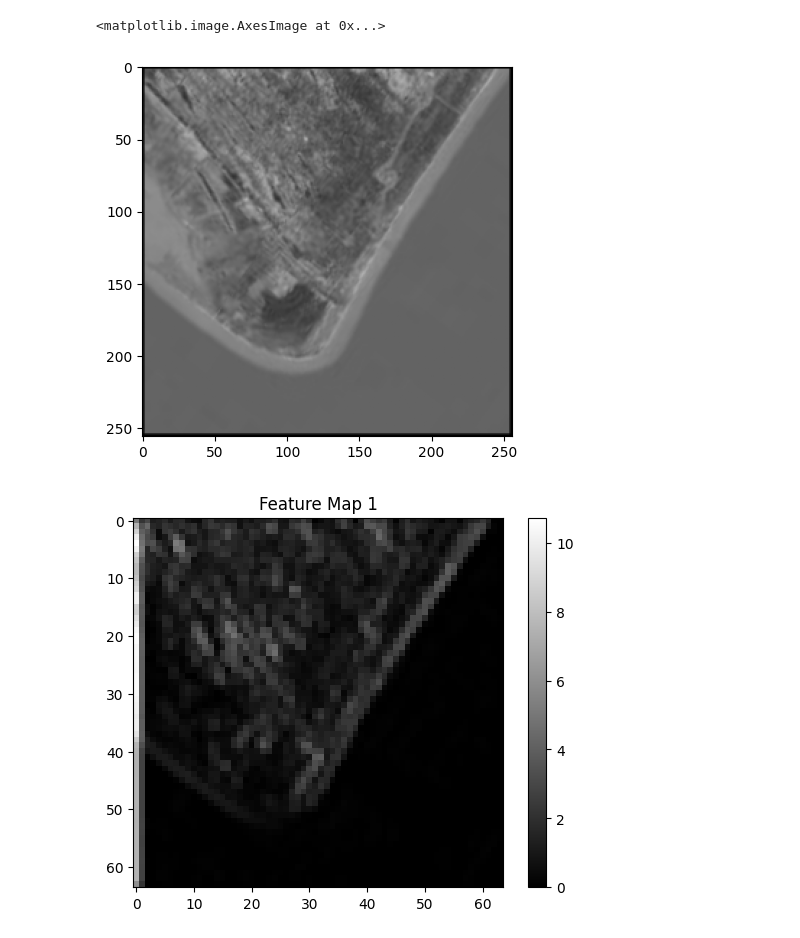
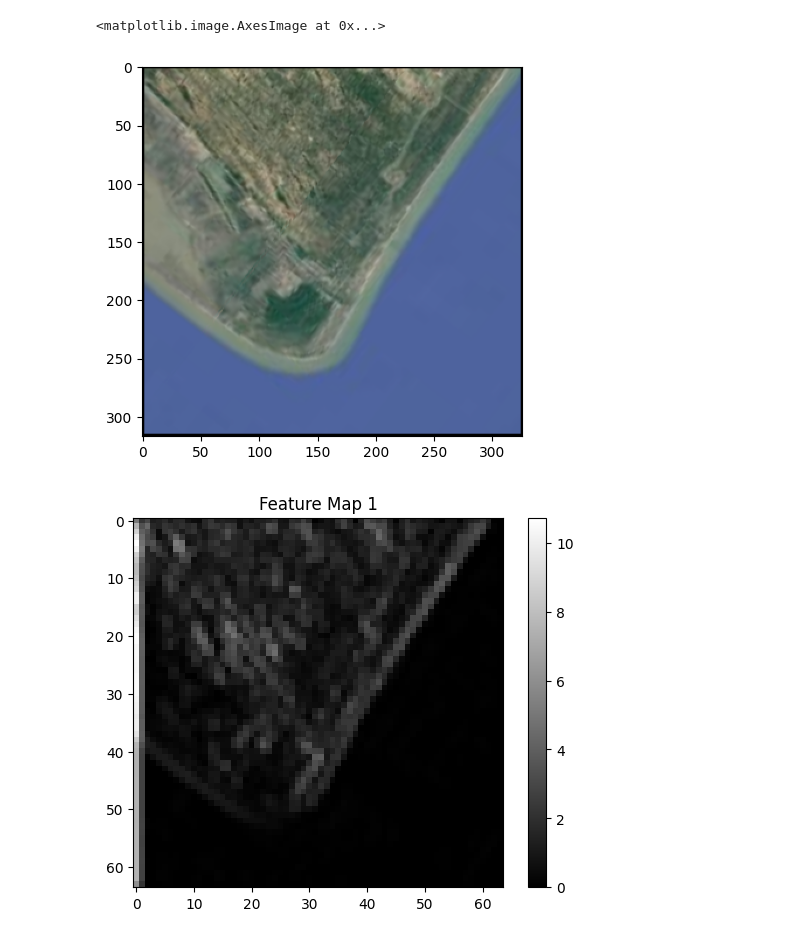
Before and after one commit to ankkittk/Land_Water_Separation_CustomCNN, a Jupyter notebook: notebooks/Model_Tuning.ipynb, the cells around one changed output. Saved outputs shown, nothing was run; the diff lists cells and outputs as text; code cells hidden in the pictures.

```diff
--- a/notebooks/Model_Tuning.ipynb
+++ b/notebooks/Model_Tuning.ipynb
@@ -15,12 +15,12 @@ from rules.decision_rules import classify
 from segmentation.patch_segmenter import segment_image
 # %%
 path = "../data/coastline/5.png"
-image = cv2.imread(path)
+img = cv2.imread(path)
 image = preprocess_pipeline(path)
-plt.imshow(cv2.cvtColor(image, cv2.COLOR_BGR2RGB))
+plt.imshow(cv2.cvtColor(img, cv2.COLOR_BGR2RGB))
 # %% [output]
 <matplotlib.image.AxesImage at 0x...>
-[figure, old version]
+[figure, new version]
 # %%
 model = CustomCNN()
 output = model.forward(image)
```
Also changed, not shown: 25 other files.
